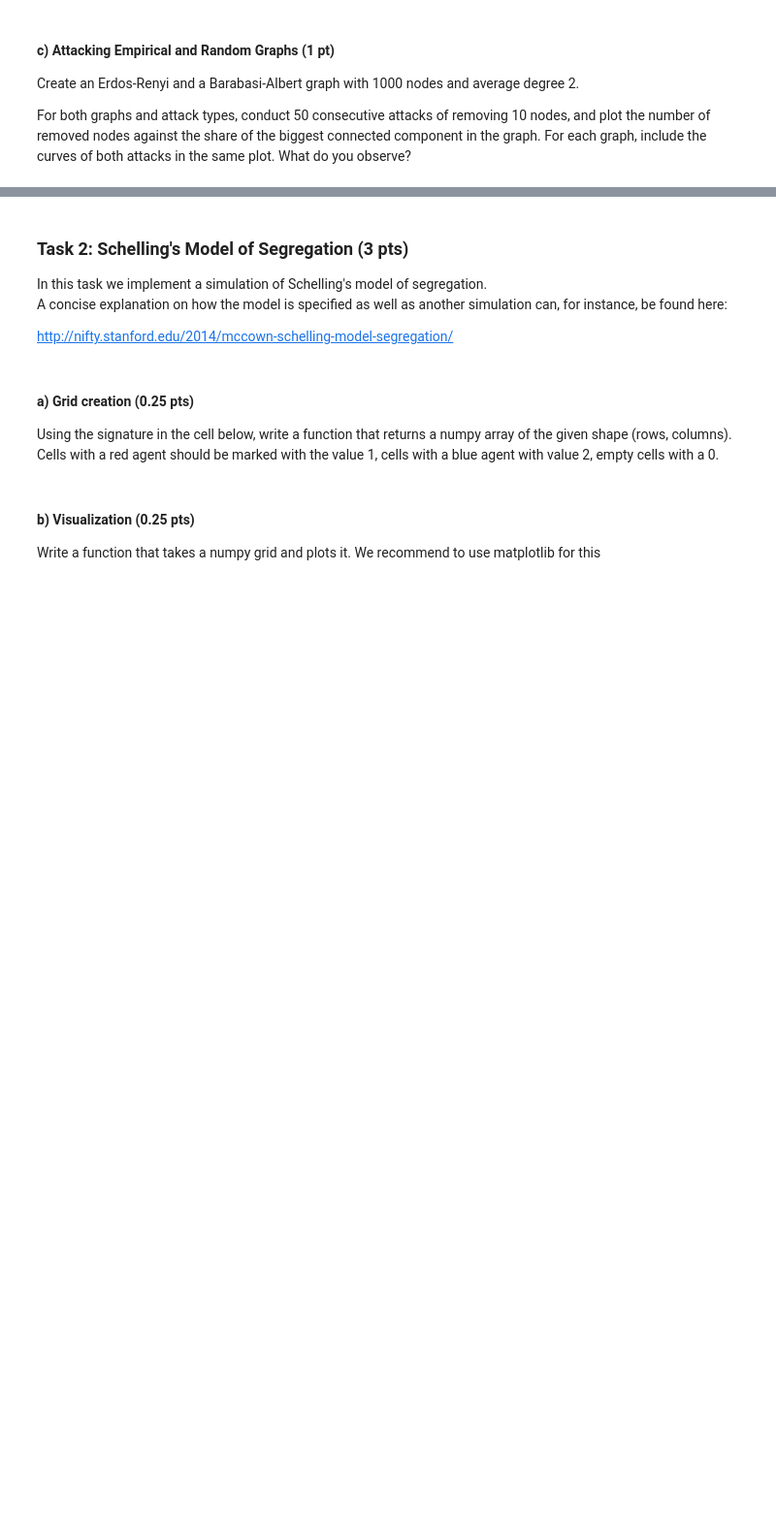
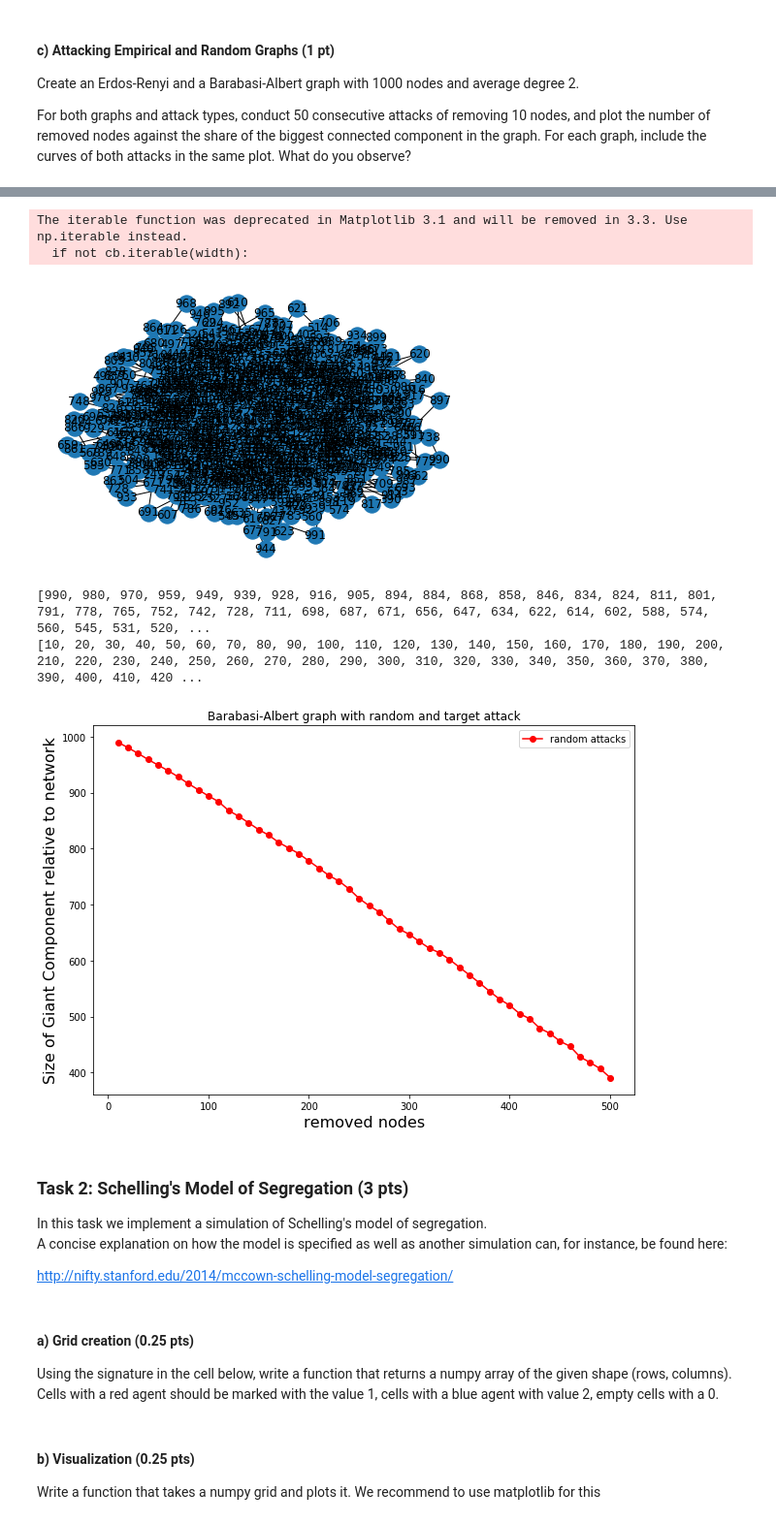
Before and after one commit to MaDolphin/Social-Data-Science, a Jupyter notebook: assignment_4/sunwen_home_assignment_4.ipynb, the cells around one changed output, grey strips where cells are left out. Shown at 97% size. Drawn from its saved outputs; the diff is of its cells as text; code cells hidden in the pictures; blank space fills up the shorter version.

```diff
--- a/assignment_4/sunwen_home_assignment_4.ipynb
+++ b/assignment_4/sunwen_home_assignment_4.ipynb
@@ -138,3 +166,42 @@ IndentationError: expected an indented block (<ipython-input-19-239c8ebf23a2>, l
+# %%
+# Create Barabasi-Albert graph
+n=1000
+k = 2
+Ba_G = nx.random_graphs.barabasi_albert_graph(n,k)
+nx.draw(Ba_G, with_labels=True)
+plt.show()
+
+count = 0
+Max_CC_B1 = []
+removed_nodes = 0
+num_removed = []
+while (count < 50):
+    random_attack(Ba_G,10)
+    Len_CC_B1 = [len(c) for c in sorted(nx.connected_components(Ba_G), key=len, reverse=True)][0]
+    Max_CC_B1.extend([Len_CC_B1])
+    count = count + 1
+    removed_nodes = 10*count
+    num_removed.extend([removed_nodes])
+print(Max_CC_B1)
+print(num_removed)
+
+fig = plt.figure(figsize=(10,7))
+plt.plot(num_removed, Max_CC_B1, '-o',color='red',label='random attacks')
+plt.xscale('linear')
+plt.title("Barabasi-Albert graph with random and target attack")
+plt.xlabel('removed nodes', fontsize=16)
+plt.ylabel('Size of Giant Component relative to network', fontsize=16)
+#sns.despine()
+
+plt.legend()
+plt.show()
+# %% [output]
+The iterable function was deprecated in Matplotlib 3.1 and will be removed in 3.3. Use np.iterable instead.
+  if not cb.iterable(width):
+[figure, added]
+[990, 980, 970, 959, 949, 939, 928, 916, 905, 894, 884, 868, 858, 846, 834, 824, 811, 801, 791, 778, 765, 752, 742, 728, 711, 698, 687, 671, 656, 647, 634, 622, 614, 602, 588, 574, 560, 545, 531, 520, ...
+[10, 20, 30, 40, 50, 60, 70, 80, 90, 100, 110, 120, 130, 140, 150, 160, 170, 180, 190, 200, 210, 220, 230, 240, 250, 260, 270, 280, 290, 300, 310, 320, 330, 340, 350, 360, 370, 380, 390, 400, 410, 420 ...
+[figure, added]
 # %% [markdown]
 ###  Task 2: Schelling's Model of Segregation            (3 pts)
 
```
Also changed, not shown: parts of 5 cells of this notebook.
